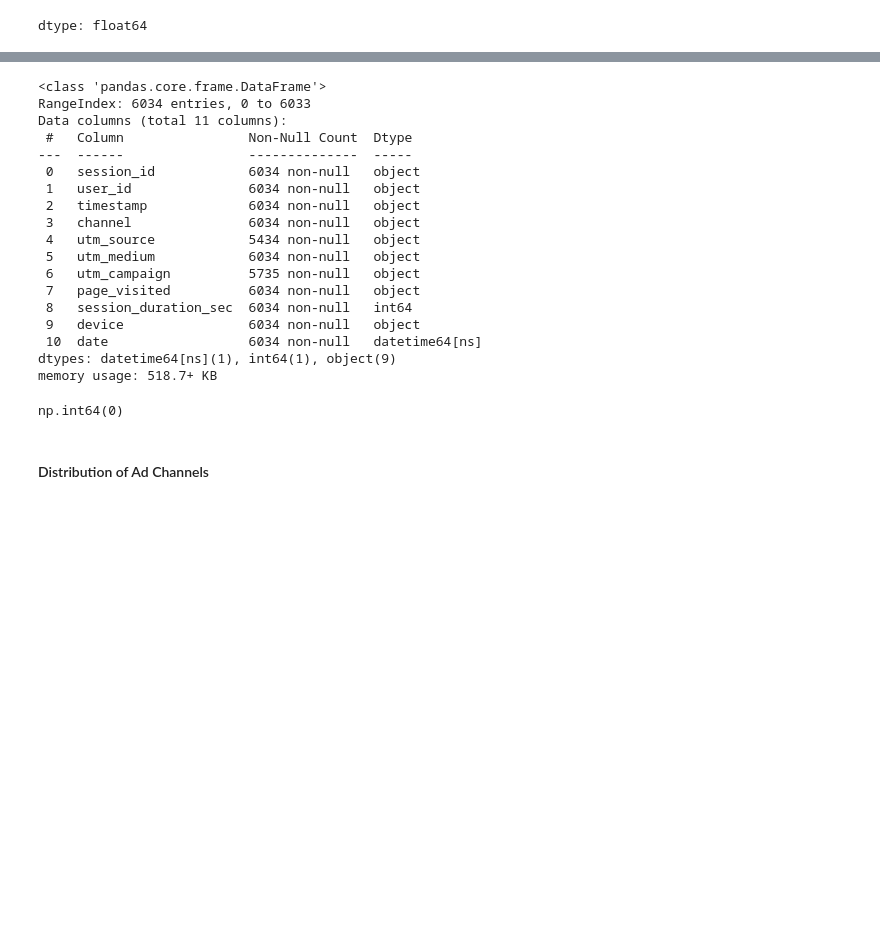
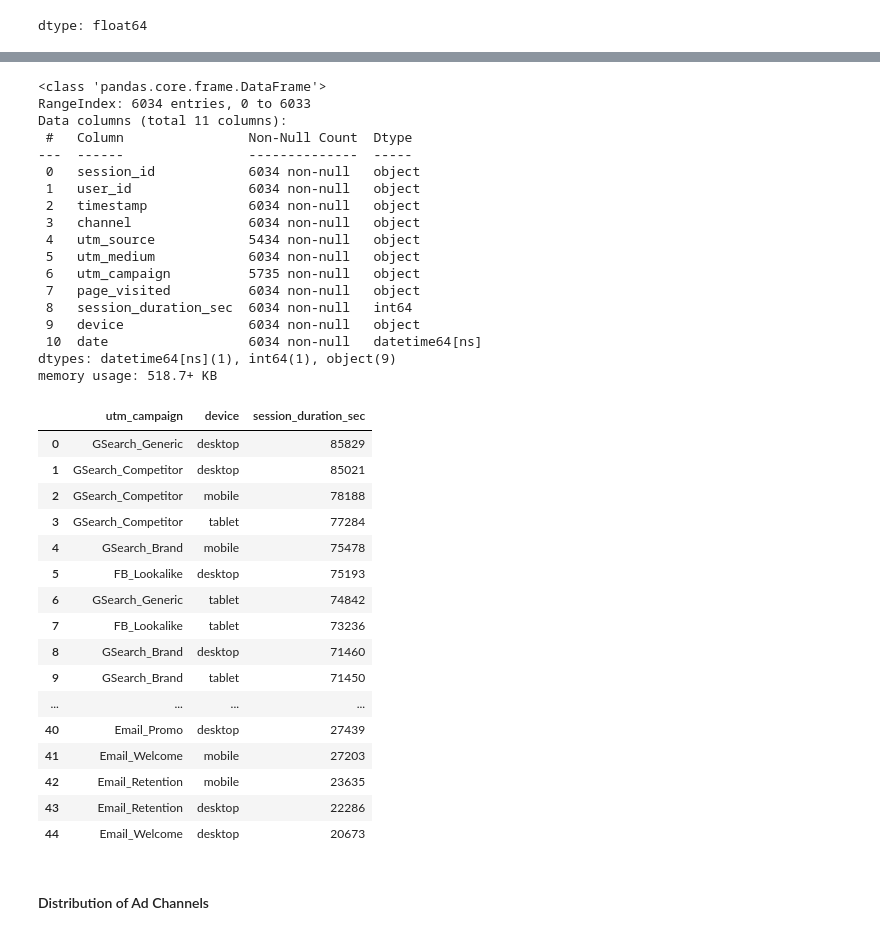
Before and after one commit to banerjee109/Infotact-Data-Team-2, a Jupyter notebook: Assignmenet_1_Roughbook.ipynb, the cells around one changed output, grey strips where cells are left out. Drawn from its saved outputs; the diff is of its cells as text; code cells hidden in the pictures; blank space fills up the shorter version.

Commit message:
Extracted aggregate session time grouped by unique campaign and device

```diff
--- a/Assignmenet_1_Roughbook.ipynb
+++ b/Assignmenet_1_Roughbook.ipynb
@@ -312,34 +298,52 @@ web_log_df.groupby("quarter")["session_duration_sec"].mean().sort_values(ascendi
 web_log_df["utm_source"].nunique()
 web_log_df["utm_source"].value_counts()
 web_log_df.groupby("utm_source")["session_duration_sec"].mean().sort_values(ascending=False)
 web_log_df.head()
 web_log_df.groupby("day")["session_duration_sec"].sum().sort_values(ascending=False)
 web_log_df.groupby("day")["session_duration_sec"].mean().sort_values(ascending=False)
 web_log_df.isna().sum()
 web_log_df.dropna(inplace=True)
 ##web_log_df.isna().sum()
 len(web_log_df["utm_campaign"])
 web_log_df["utm_source"].isna().sum()
+web_log_df.groupby("user_id")["session_id"].count()
+web_log_df.groupby(["utm_campaign","device"])["session_duration_sec"].sum().sort_values(ascending=False).reset_index()
 # %% [output]
 <class 'pandas.core.frame.DataFrame'>
 RangeIndex: 6034 entries, 0 to 6033
 Data columns (total 11 columns):
  #   Column                Non-Null Count  Dtype
 ---  ------                --------------  -----
  0   session_id            6034 non-null   object
  1   user_id               6034 non-null   object
  2   timestamp             6034 non-null   object
  3   channel               6034 non-null   object
  4   utm_source            5434 non-null   object
  5   utm_medium            6034 non-null   object
  6   utm_campaign          5735 non-null   object
  7   page_visited          6034 non-null   object
  8   session_duration_sec  6034 non-null   int64
  9   device                6034 non-null   object
  10  date                  6034 non-null   datetime64[ns]
 dtypes: datetime64[ns](1), int64(1), object(9)
 memory usage: 518.7+ KB
-np.int64(0)
+|  | utm_campaign | device | session_duration_sec |
+| 0 | GSearch_Generic | desktop | 85829 |
+| 1 | GSearch_Competitor | desktop | 85021 |
+| 2 | GSearch_Competitor | mobile | 78188 |
+| 3 | GSearch_Competitor | tablet | 77284 |
+| 4 | GSearch_Brand | mobile | 75478 |
+| 5 | FB_Lookalike | desktop | 75193 |
+| 6 | GSearch_Generic | tablet | 74842 |
+| 7 | FB_Lookalike | tablet | 73236 |
+| 8 | GSearch_Brand | desktop | 71460 |
+| 9 | GSearch_Brand | tablet | 71450 |
+| ... | ... | ... | ... |
+| 40 | Email_Promo | desktop | 27439 |
+| 41 | Email_Welcome | mobile | 27203 |
+| 42 | Email_Retention | mobile | 23635 |
+| 43 | Email_Retention | desktop | 22286 |
+| 44 | Email_Welcome | desktop | 20673 |
 # %% [markdown]
 #### Distribution of Ad Channels
 # %% [markdown]
```
Also changed, not shown: parts of 1 cell of this notebook.
